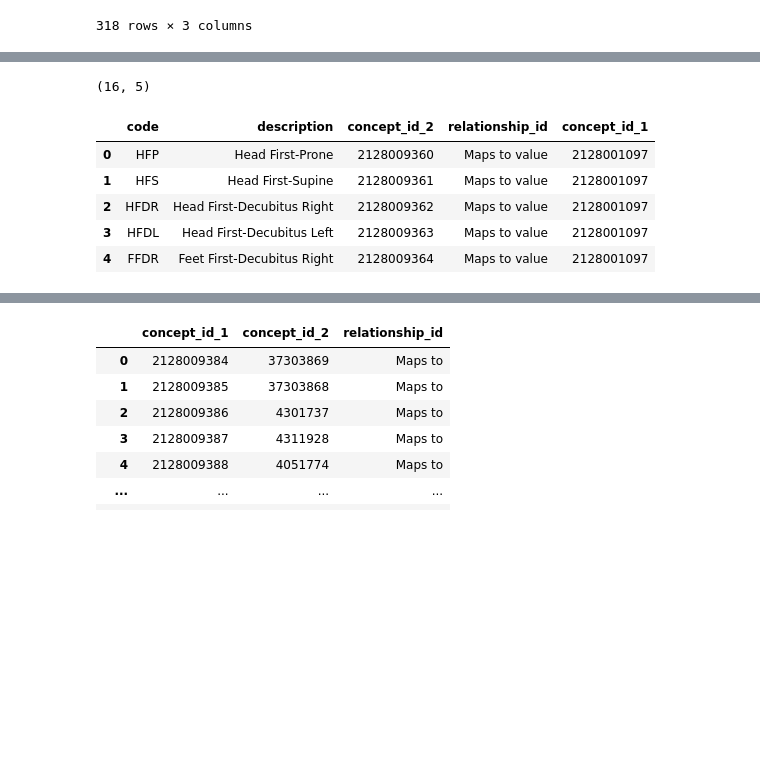
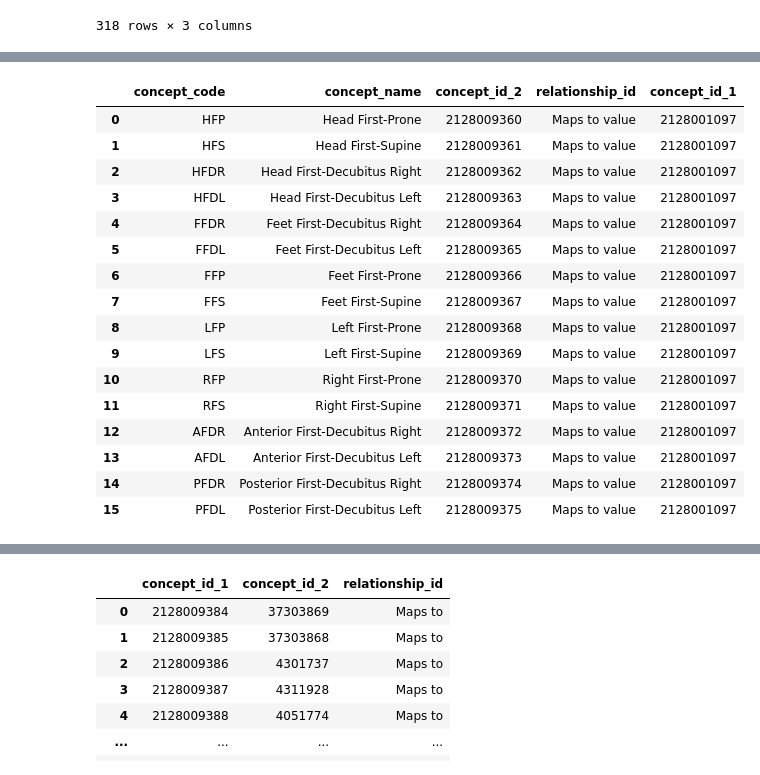
Before and after one commit to paulnagy/DICOM2OMOP, a Jupyter notebook: dicom_standard_to_omop/transform_dicom_to_omop.ipynb, the cells around one changed output, grey strips where cells are left out. Cells and saved outputs as stored; diff of their text form; code cells hidden in the pictures; blank space fills up the shorter version.

```diff
--- a/dicom_standard_to_omop/transform_dicom_to_omop.ipynb
+++ b/dicom_standard_to_omop/transform_dicom_to_omop.ipynb
@@ -337,7 +350,7 @@ body_part_table_omop['concept_code'] = body_part['Body Part Examined']
 body_part_table_omop['valid_start_date'] = 19930101
 body_part_table_omop['valid_end_date'] = 20991231
 
-body_part_table_omop = body_part_table_omop.reset_index(drop='True')
+body_part_table_omop = body_part_table_omop.reset_index(drop=True)
 body_part_table_omop
 # %% [output]
 |  | concept_id | concept_name | domain_id | vocabulary_id | concept_class_id | standard_concept | concept_code | ... |
@@ -761,18 +791,34 @@ modality_maps_to_value.head()
 # %%
 # Create Concept_relationship table for the Patient Position Attribute
-patient_position_maps_to_value = combined_values[(combined_values['code'].isin(patient_position['code']))][['code', 'description', 'concept_id']].copy().reset_index(drop=True)
+patient_position_maps_to_value = omop_table_staging.loc[
+    omop_table_staging['concept_code'].isin(patient_position['code']),
+    ['concept_code', 'concept_name', 'concept_id']
+    ].copy().reset_index(drop=True)
+assert all(patient_position['code'].isin(patient_position_maps_to_value['concept_code']))
+assert patient_position_maps_to_value.shape[0] == patient_position.shape[0]
 patient_position_maps_to_value['relationship_id'] = 'Maps to value'
-patient_position_maps_to_value['concept_id_1'] = attribute_table_omop.loc[attribute_table_omop['concept_name']=="Patient Position",'concept_id'].iloc[0]
+patient_position_maps_to_value['concept_id_1'] = attribute_table_omop.loc[
+    attribute_table_omop['concept_name']=="Patient Position", 'concept_id'
+    ].iloc[0]
 patient_position_maps_to_value = patient_position_maps_to_value.rename(columns={'concept_id':'concept_id_2'})
-print(patient_position_maps_to_value.shape)
-patient_position_maps_to_value.head()
+patient_position_maps_to_value
 # %% [output]
-(16, 5)
-|  | code | description | concept_id_2 | relationship_id | concept_id_1 |
+|  | concept_code | concept_name | concept_id_2 | relationship_id | concept_id_1 |
 | 0 | HFP | Head First-Prone | 2128009360 | Maps to value | 2128001097 |
 | 1 | HFS | Head First-Supine | 2128009361 | Maps to value | 2128001097 |
 | 2 | HFDR | Head First-Decubitus Right | 2128009362 | Maps to value | 2128001097 |
 | 3 | HFDL | Head First-Decubitus Left | 2128009363 | Maps to value | 2128001097 |
 | 4 | FFDR | Feet First-Decubitus Right | 2128009364 | Maps to value | 2128001097 |
+| 5 | FFDL | Feet First-Decubitus Left | 2128009365 | Maps to value | 2128001097 |
+| 6 | FFP | Feet First-Prone | 2128009366 | Maps to value | 2128001097 |
+| 7 | FFS | Feet First-Supine | 2128009367 | Maps to value | 2128001097 |
+| 8 | LFP | Left First-Prone | 2128009368 | Maps to value | 2128001097 |
+| 9 | LFS | Left First-Supine | 2128009369 | Maps to value | 2128001097 |
+| 10 | RFP | Right First-Prone | 2128009370 | Maps to value | 2128001097 |
+| 11 | RFS | Right First-Supine | 2128009371 | Maps to value | 2128001097 |
+| 12 | AFDR | Anterior First-Decubitus Right | 2128009372 | Maps to value | 2128001097 |
+| 13 | AFDL | Anterior First-Decubitus Left | 2128009373 | Maps to value | 2128001097 |
+| 14 | PFDR | Posterior First-Decubitus Right | 2128009374 | Maps to value | 2128001097 |
+| 15 | PFDL | Posterior First-Decubitus Left | 2128009375 | Maps to value | 2128001097 |
 # %%
 # Create Concept_relationship table for the Lossy Image Compression Attribute
```
Also changed, not shown: parts of 6 cells of this notebook, 2 other files.
